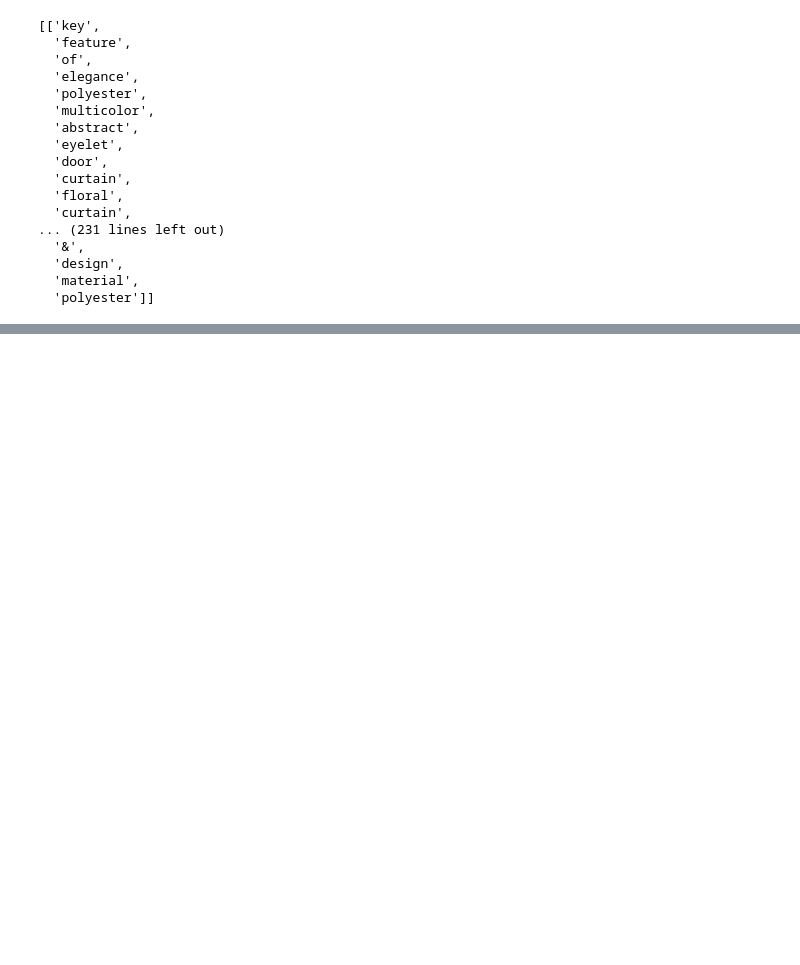
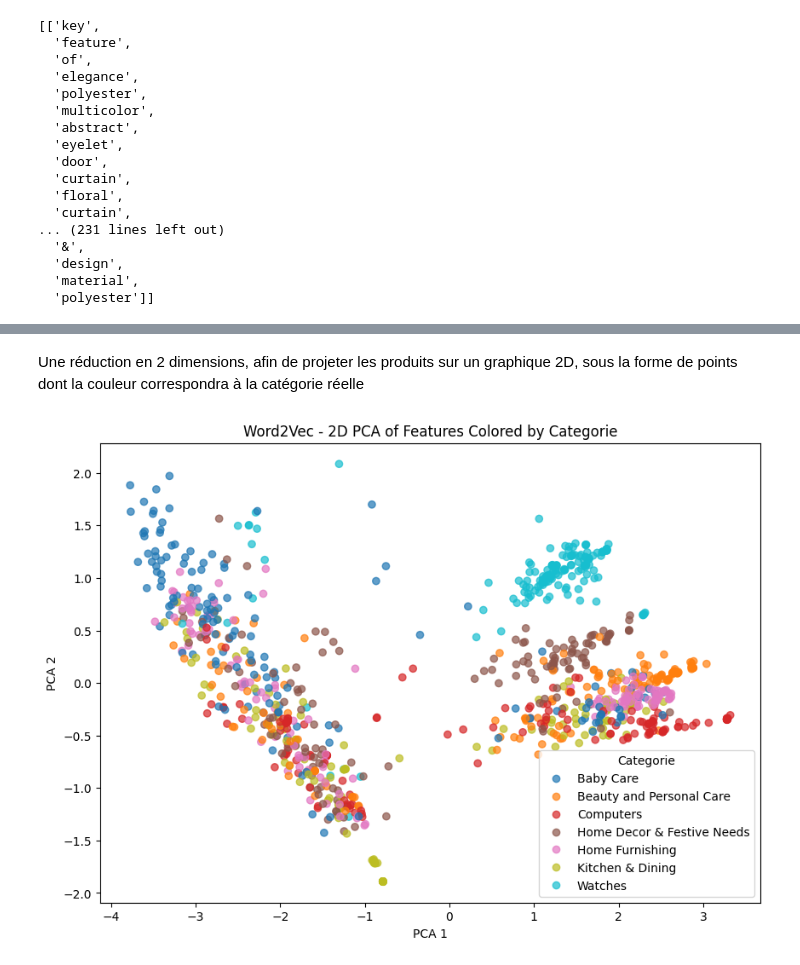
Before and after one commit to JeanProjets/Projet_6, a Jupyter notebook: Projet_6_feature_text.ipynb, the cells around one changed output, grey strips where cells are left out. Cells and saved outputs as stored; diff of their text form; code cells hidden in the pictures; blank space fills up the shorter version.

```diff
--- a/Projet_6_feature_text.ipynb
+++ b/Projet_6_feature_text.ipynb
@@ -303,0 +347,8 @@ list_description_str = [' '.join(tokens) for tokens in list_description]
+# %%
+# create the transform
+#ici on enlève les stop words et on accepte les bigrammes
+vectorizer = CountVectorizer(stop_words='english', ngram_range=(1,2))
+# tokenize and build vocab
+vectorizer.fit(list_description_str)
+# summarize
+print(sorted(vectorizer.vocabulary_))
@@ -458,0 +535,38 @@ boxes           box             box
+# %% [markdown]
+Une réduction en 2 dimensions, afin de projeter les produits sur un graphique 2D, sous la forme de points dont la couleur correspondra à la catégorie réelle
+# %%
+import numpy as np
+import pandas as pd
+import matplotlib.pyplot as plt
+from sklearn.decomposition import PCA
+from sklearn.preprocessing import LabelEncoder
+
+# Suppose X is your (1050, 100) features array
+
+# df['categorie'] contains your categories
+
+# Encode categories as integers for coloring
+
+le = LabelEncoder()
+labels = le.fit_transform(df['categorie'])
+
+# Fit PCA to reduce to 2 dimensions
+
+pca = PCA(n_components=2)
+X_pca = pca.fit_transform(sentence_vectors_word2vec)
+
+# Plot
+
+plt.figure(figsize=(10, 7))
+scatter = plt.scatter(X_pca[:, 0], X_pca[:, 1], c=labels, cmap='tab10', alpha=0.7)
+
+# Add legend with category names
+
+handles, _ = scatter.legend_elements()
+plt.legend(handles, le.classes_, title="Categorie")
+plt.xlabel("PCA 1")
+plt.ylabel("PCA 2")
+plt.title("Word2Vec - 2D PCA of Features Colored by Categorie")
+plt.show()
+# %% [output]
+[figure, added]
```
Also changed, not shown: parts of 40 cells of this notebook, 2 other files.
